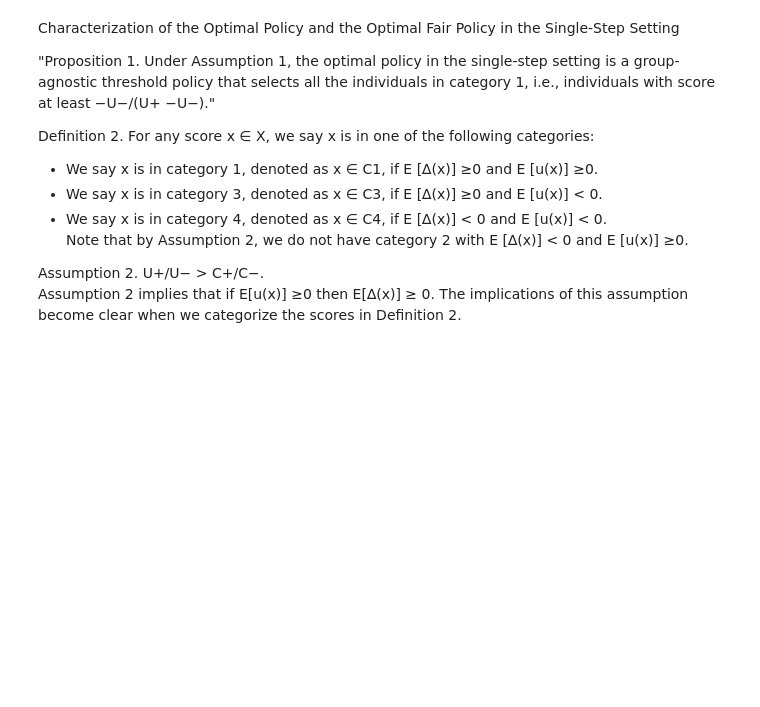
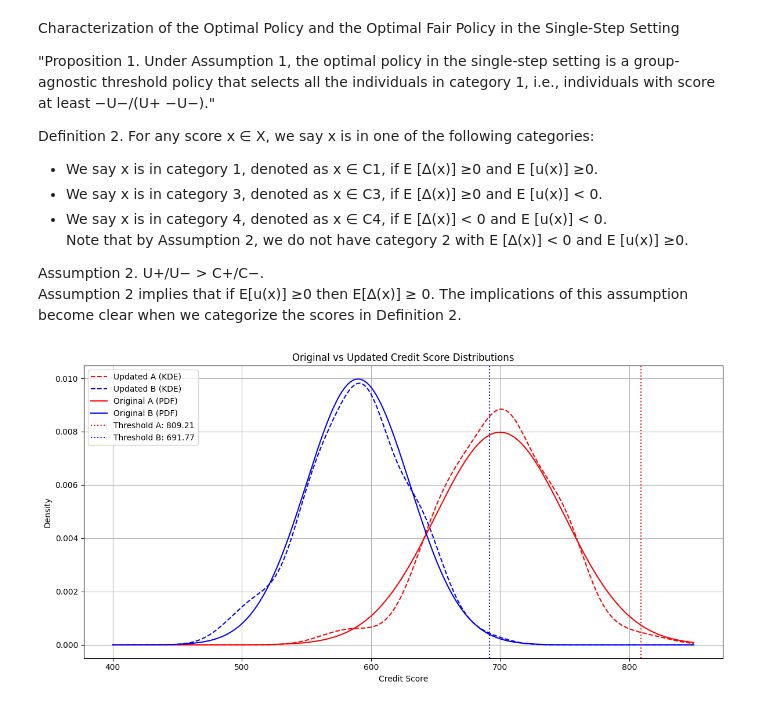
Before and after one commit to joeljins/RoAR, a Jupyter notebook: fairness.ipynb, the cells around one changed output. Cells and saved outputs as stored; diff of their text form; code cells hidden in the pictures; blank space fills up the shorter version.

```diff
--- a/fairness.ipynb
+++ b/fairness.ipynb
@@ -39,34 +38,113 @@ def opt_step(X, u_plus, u_minus):
 # %%
 import numpy as np
 from scipy.stats import norm
+import matplotlib.pyplot as plt
+from scipy.stats import gaussian_kde
 
 # p : X -> [0,1]
 # Sigmoid function is monotonic
 def p(x):
     return 1 / (1 + np.exp(-x))
-
 
 def expected(x, plus, minus):
     return p(x) * plus + (1-p(x)) * minus
 
 def fair_opt_step(A, B, u_plus, u_minus, c_plus, c_minus, alpha):
     a_threshholds = np.sort(A)
     b_threshholds = np.sort(B)
-    max_util = None
+    max_util =  -np.inf
     opt_a, opt_b = None, None
+    updated_samples = None
+    prob = 0.40
 
     w_a = len(A) / (len(A) + len(B))
     w_b = len(B) / (len(A) + len(B))
 
     for i in a_threshholds:
-        a = [sample + expected(sample, c_plus, c_minus) if sample > i else sample for sample in A]
+        a = []
+        for sample in A:
+            w = sample + expected(sample, c_plus, c_minus)
+            if w < i:
+                a.append(sample)
+            elif w == i:
+                if np.random.rand() < prob:
+                    a.append(w)
+                else:
+                    a.append(sample)
+            else:
+                a.append(w)
+
         for j in b_threshholds:
-            b = [sample + expected(sample, c_plus, c_minus) if sample > j else sample for sample in B]
+            b = []
+            for sample in B:
+                w = sample + expected(sample, c_plus, c_minus)
+                if w < i:
+                    b.append(sample)
+                elif sample == j:
+                    if np.random.rand() < prob:
+                       b.append(w)
+                    else:
+                        b.append(sample)
+                else:
+                    b.append(w)
+
             if (np.abs(np.mean(a) - np.mean(b))) < alpha:
                 util = w_a * expected(np.mean(a), u_plus, u_minus) + w_b * expected(np.mean(b), u_plus, u_minus)
                 max_util = max(max_util, util)
                 if max_util == util:
                     opt_a, opt_b = i, j
+                    updated_samples = (a,b)
             else:
                 continue
-    return (opt_a, opt_b, max_util)
+    return (opt_a, opt_b, max_util, updated_samples)
+
+# Sample generation
+n_samples = 100
+A = np.random.normal(700, 50, n_samples)
+B = np.random.normal(590, 50, n_samples)
+
+# Run optimization step
+opt_a, opt_b, max_util, updated_samples = fair_opt_step(A, B, 9, -3, 10, -5, 120)
+a, b = updated_samples
+
+# KDE for updated A and B
+kde_a = gaussian_kde(a)
+x_a = np.linspace(400, 850, 1000)
+y_a = kde_a(x_a)
+
+kde_b = gaussian_kde(b)
+x_b = np.linspace(400, 850, 1000)
+y_b = kde_b(x_b)
+
+# Theoretical distributions
+mean_a, std_a = 700, 50
+mean_b, std_b = 590, 40
+x = np.linspace(400, 850, 1000)
+pdf_a = norm.pdf(x, mean_a, std_a)
+pdf_b = norm.pdf(x, mean_b, std_b)
+
+# ✅ Combined plot
+plt.figure(figsize=(12, 6))
+
+# Plot updated KDE distributions
+plt.plot(x_a, y_a, label='Updated A (KDE)', color='red', linestyle='--')
+plt.plot(x_b, y_b, label='Updated B (KDE)', color='blue', linestyle='--')
+
+# Plot original theoretical PDFs
+plt.plot(x, pdf_a, label='Original A (PDF)', color='red', linestyle='-')
+plt.plot(x, pdf_b, label='Original B (PDF)', color='blue', linestyle='-')
+
+# Add vertical lines for thresholds if desired
+plt.axvline(opt_a, color='red', linestyle=':', label=f'Threshold A: {opt_a:.2f}')
+plt.axvline(opt_b, color='blue', linestyle=':', label=f'Threshold B: {opt_b:.2f}')
+
+# Final plot settings
+plt.title("Original vs Updated Credit Score Distributions")
+plt.xlabel("Credit Score")
+plt.ylabel("Density")
+plt.legend()
+plt.grid(True)
+plt.tight_layout()
+plt.show()
+# %% [output]
+[figure, added]
```
Also changed, not shown: parts of 3 cells of this notebook.
